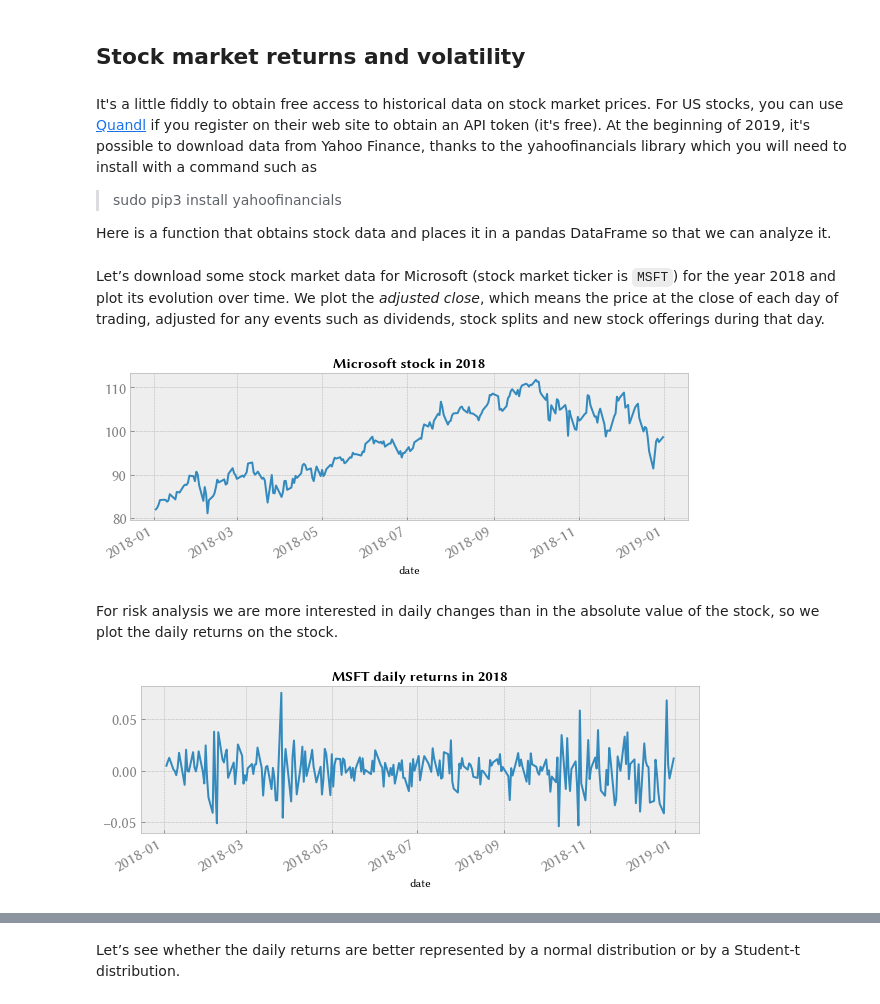
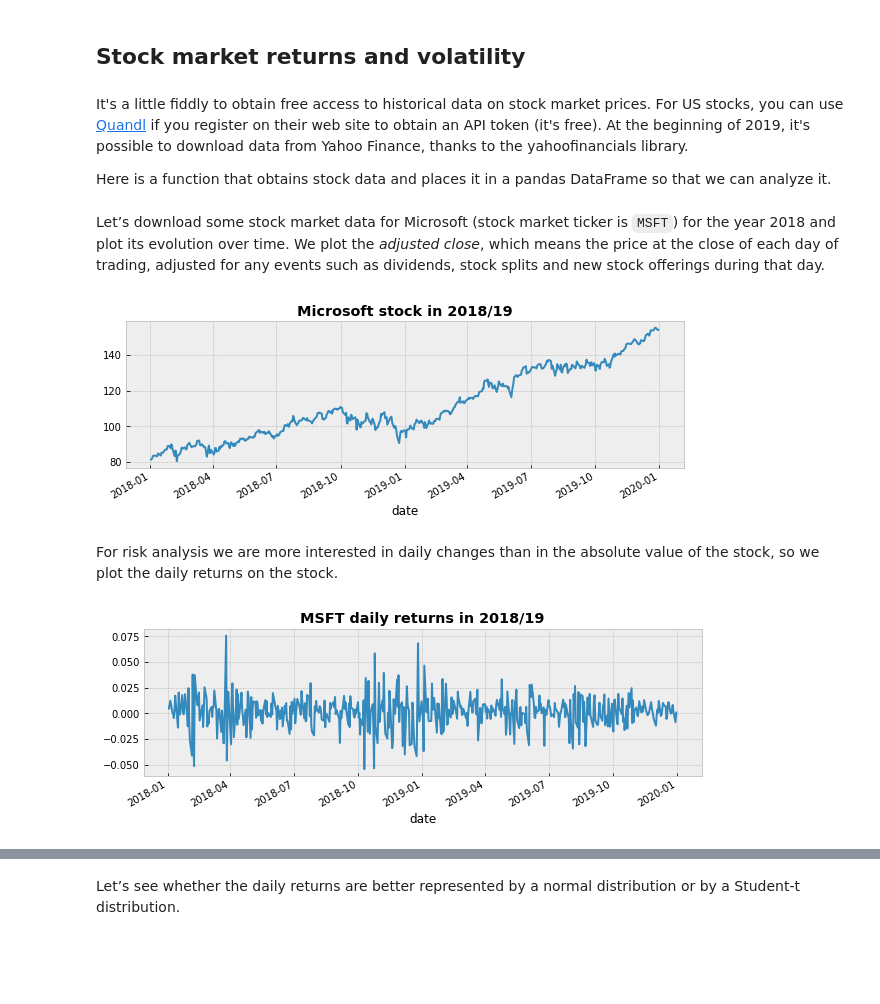
Before and after one commit to Mjboothaus/rewarding-risk, a Jupyter notebook: stocks_risk_eng.ipynb, the cells around one changed output, grey strips where cells are left out. Cells and saved outputs as stored; diff of their text form; code cells hidden in the pictures; blank space fills up the shorter version.

```diff
--- a/stocks_risk_eng.ipynb
+++ b/stocks_risk_eng.ipynb
@@ -24,9 +39,7 @@ plt.style.use("bmh")
 # %% [markdown]
 ## Stock market returns and volatility
 # %% [markdown]
-It's a little fiddly to obtain free access to historical data on stock market prices. For US stocks, you can use [Quandl](https://www.quandl.com/) if you register on their web site to obtain an API token (it's free). At the beginning of 2019, it's possible to download data from Yahoo Finance, thanks to the yahoofinancials library which you will need to install with a command such as
-
-> sudo pip3 install yahoofinancials
+It's a little fiddly to obtain free access to historical data on stock market prices. For US stocks, you can use [Quandl](https://www.quandl.com/) if you register on their web site to obtain an API token (it's free). At the beginning of 2019, it's possible to download data from Yahoo Finance, thanks to the yahoofinancials library.
 
 Here is a function that obtains stock data and places it in a pandas DataFrame so that we can analyze it.
 # %%
@@ -44,21 +57,21 @@ def retrieve_stock_data(ticker, start, end):
 # %% [markdown]
 Let’s download some stock market data for Microsoft (stock market ticker is `MSFT`) for the year 2018 and plot its evolution over time. We plot the *adjusted close*, which means the price at the close of each day of trading, adjusted for any events such as dividends, stock splits and new stock offerings during that day.
 # %%
-MSFT = retrieve_stock_data("MSFT", "2018-01-01", "2019-01-01")
+MSFT = retrieve_stock_data("MSFT", "2018-01-01", "2020-01-01")
 fig = plt.figure()
 fig.set_size_inches(10,3)
 MSFT["adjclose"].plot()
-plt.title("Microsoft stock in 2018", weight="bold");
+plt.title("Microsoft stock in 2018/19", weight="bold");
 # %% [output]
-[figure, old version]
+[figure, new version]
 # %% [markdown]
 For risk analysis we are more interested in daily changes than in the absolute value of the stock, so we plot the daily returns on the stock.
 # %%
 fig = plt.figure()
 fig.set_size_inches(10,3)
 MSFT["adjclose"].pct_change().plot()
-plt.title("MSFT daily returns in 2018", weight="bold");
+plt.title("MSFT daily returns in 2018/19", weight="bold");
 # %% [output]
-[figure, old version]
+[figure, new version]
 # %%
 MSFT["adjclose"].pct_change().hist(bins=50, density=True, histtype="stepfilled", alpha=0.5)
```
Also changed, not shown: parts of 19 cells of this notebook.
